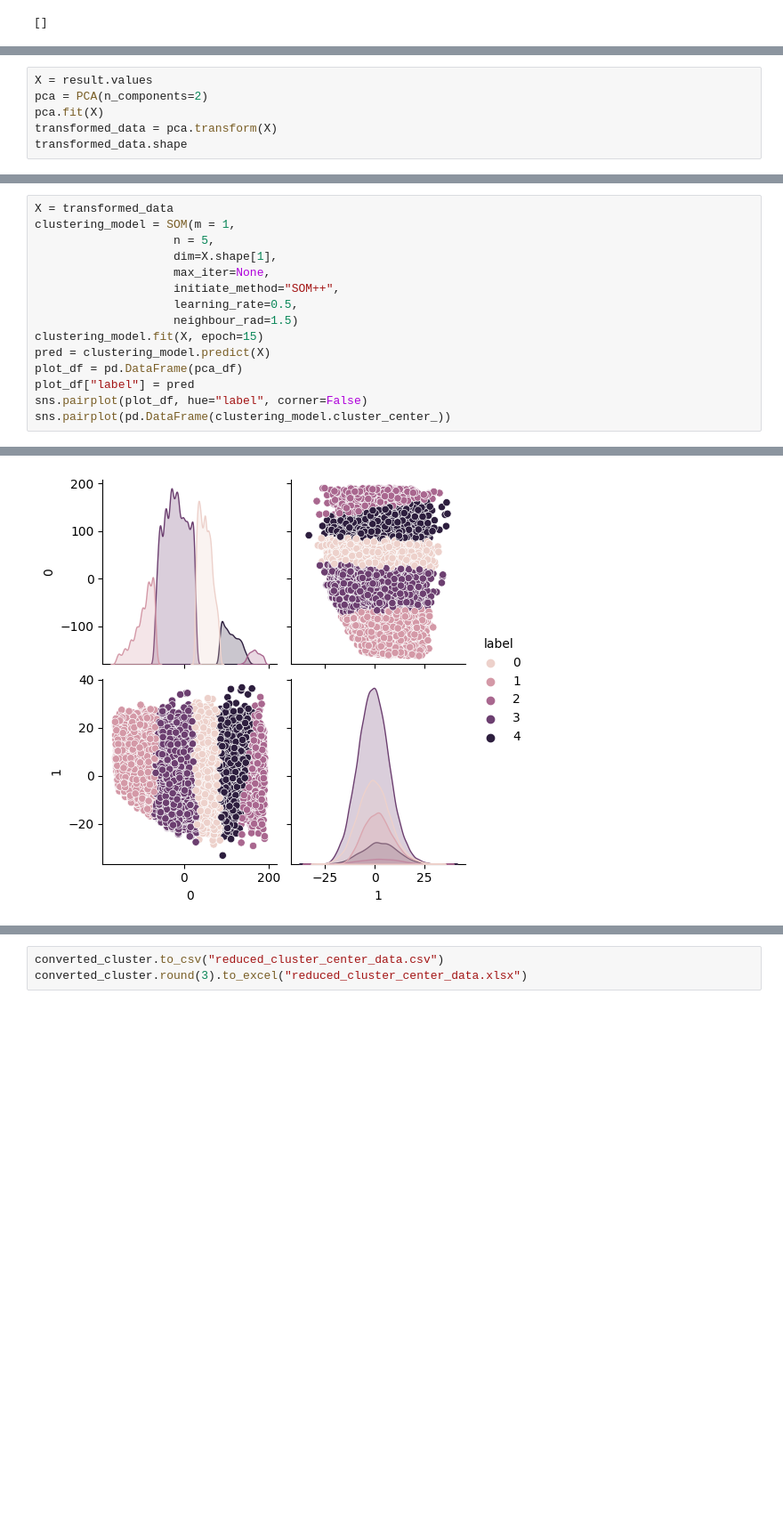
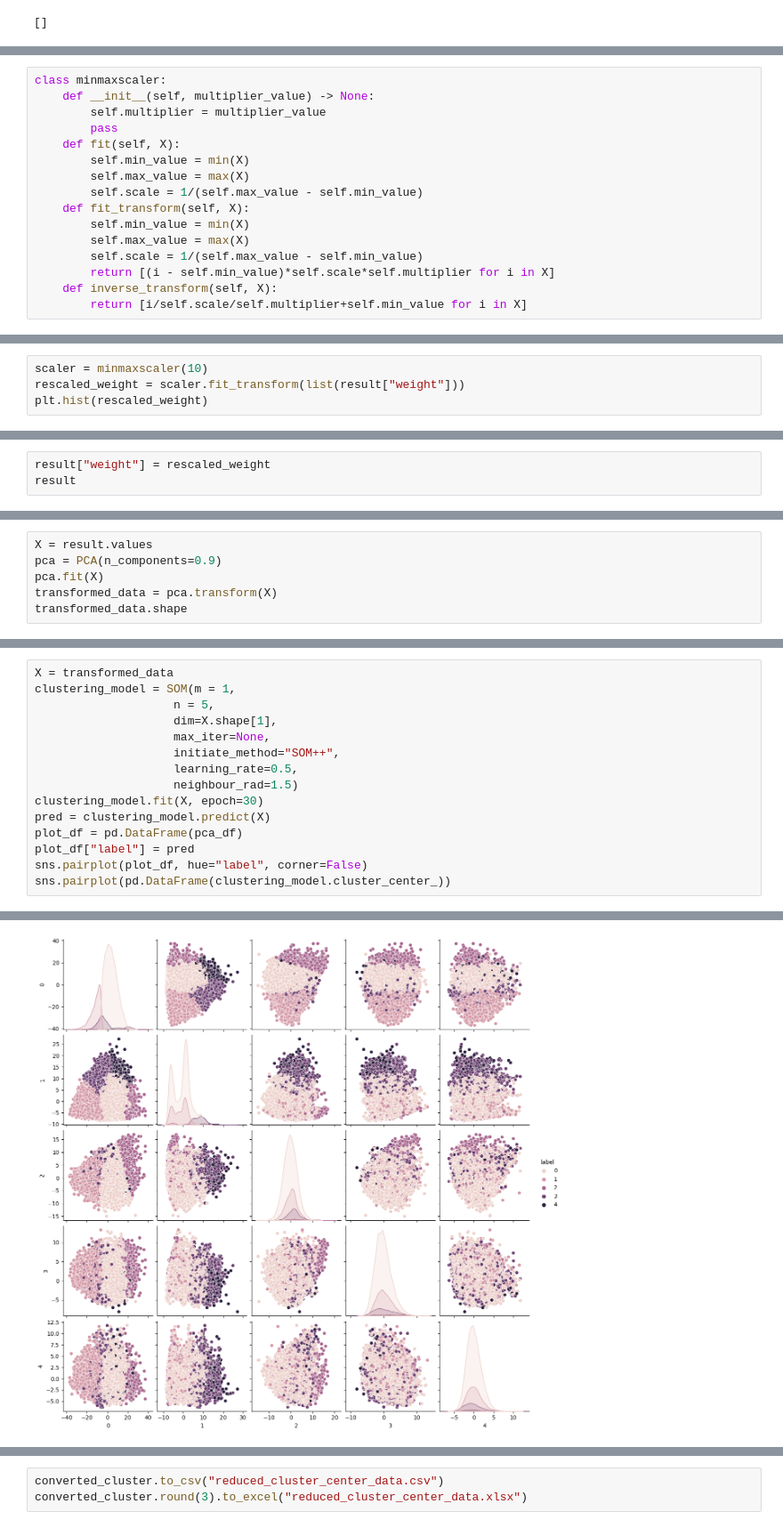
Before and after one commit to Evintkoo/Functional-Group-Analysis, a Jupyter notebook: merge_data.ipynb, the cells around one changed output, grey strips where cells are left out. Shown at 89% size. Drawn from its saved outputs; the diff is of its cells as text; blank space fills up the shorter version.

Commit message:
update and add image

```diff
--- a/merge_data.ipynb
+++ b/merge_data.ipynb
@@ -43,0 +29,16 @@ result
+# %%
+class minmaxscaler:
+    def __init__(self, multiplier_value) -> None:
+        self.multiplier = multiplier_value
+        pass
+    def fit(self, X):
+        self.min_value = min(X)
+        self.max_value = max(X)
+        self.scale = 1/(self.max_value - self.min_value)
+    def fit_transform(self, X):
+        self.min_value = min(X)
+        self.max_value = max(X)
+        self.scale = 1/(self.max_value - self.min_value)
+        return [(i - self.min_value)*self.scale*self.multiplier for i in X]
+    def inverse_transform(self, X):
+        return [i/self.scale/self.multiplier+self.min_value for i in X]
@@ -43,0 +54,4 @@ result
+# %%
+scaler = minmaxscaler(10)
+rescaled_weight = scaler.fit_transform(list(result["weight"]))
+plt.hist(rescaled_weight)
@@ -43,0 +64,3 @@ result
+# %%
+result["weight"] = rescaled_weight
+result
@@ -44,6 +81,6 @@ result
 # %%
 X = result.values
-pca = PCA(n_components=2)
+pca = PCA(n_components=0.9)
 pca.fit(X)
 transformed_data = pca.transform(X)
 transformed_data.shape
@@ -68,7 +105,7 @@ clustering_model = SOM(m = 1,
                     initiate_method="SOM++",
                     learning_rate=0.5,
                     neighbour_rad=1.5)
-clustering_model.fit(X, epoch=15)
+clustering_model.fit(X, epoch=30)
 pred = clustering_model.predict(X)
 plot_df = pd.DataFrame(pca_df)
 plot_df["label"] = pred
@@ -79,2 +116,2 @@ Training   | [██████████████████████
 <seaborn.axisgrid.PairGrid at 0x...>
-[figure, old version]
+[figure, new version]
```
Also changed, not shown: parts of 12 cells of this notebook, 26 other files.
